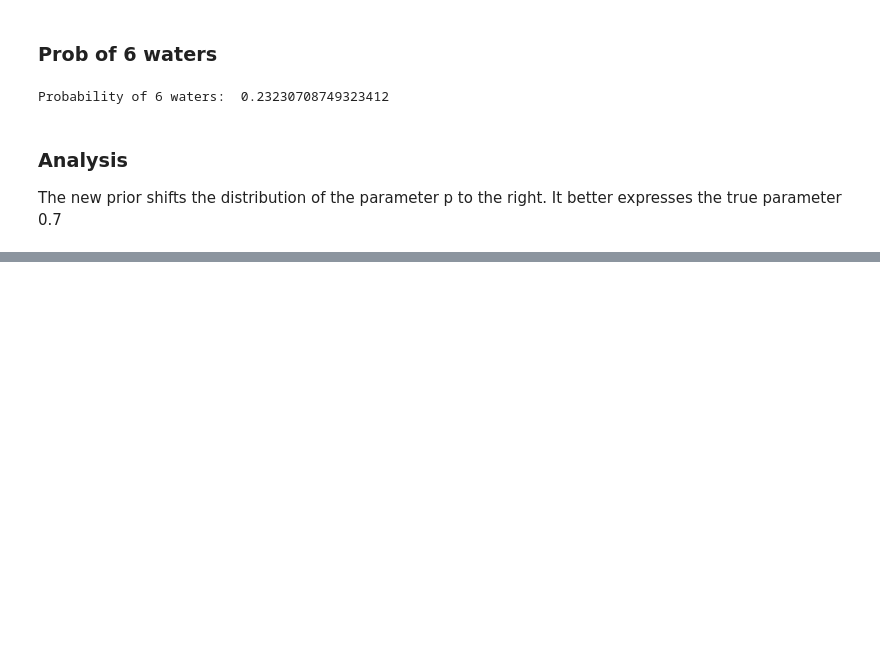
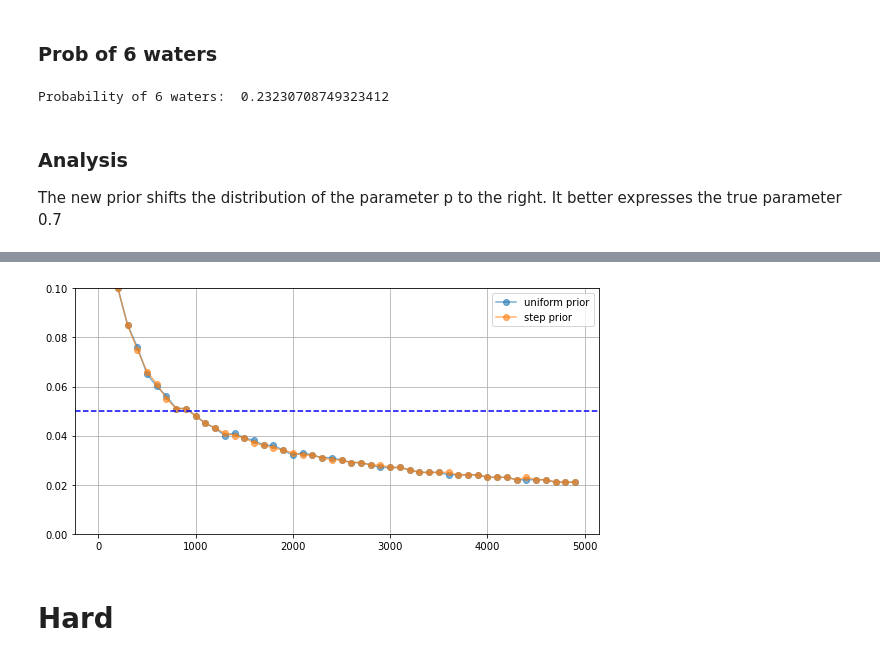
Before and after one commit to nicolagp/bayes, a Jupyter notebook: statistical_rethinking/chapter3.ipynb, the cells around one changed output, grey strips where cells are left out. Drawn from its saved outputs; the diff is of its cells as text; code cells hidden in the pictures; blank space fills up the shorter version.

```diff
--- a/statistical_rethinking/chapter3.ipynb
+++ b/statistical_rethinking/chapter3.ipynb
@@ -130,7 +132,7 @@ def posterior(seq, points):
 
     return grid, posterior
 # %%
-grid, post = posterior(8*["W"] + 7*["L"], 1000)
+grid, post = posterior_(8*["W"] + 7*["L"], 1000)
 # %% [output]
 [figure]
 # %% [markdown]
@@ -141,6 +143,6 @@ d = pyro.distributions.Categorical(torch.tensor(post))
 # sample
 samples = [d.sample().item() for i in range(10000)]
 
-high, low = pyro.ops.stats.hpdi(torch.tensor(samples), 0.9)
+low, high = pyro.ops.stats.hpdi(torch.tensor(samples), 0.9)
 print(grid[high], grid[low])
 # %% [output]
@@ -194,0 +205,41 @@ The new prior shifts the distribution of the parameter p to the right. It better
+# %%
+widths = {}
+widths_ = {}
+for tosses in trange(0, 5000, 100):
+    # true distribution
+    true = torch.distributions.Binomial(tosses, 0.7)
+
+    # sample tosses
+    waters = int(true.sample().item())
+
+    # estimate posterior
+    grid, post = posterior(waters*["W"]+(tosses-waters)*["L"], 1000, plot=False)
+    grid, post_ = posterior_(waters*["W"]+(tosses-waters)*["L"], 1000, plot=False)
+
+    # 99% hdpi
+    d = pyro.distributions.Categorical(torch.tensor(post))
+    samples = [d.sample().item() for i in range(10000)]
+    low, high = pyro.ops.stats.hpdi(torch.tensor(samples), 0.9)
+
+    widths[tosses] = grid[high] - grid[low]
+
+    d = pyro.distributions.Categorical(torch.tensor(post_))
+    samples = [d.sample().item() for i in range(10000)]
+    low, high = pyro.ops.stats.hpdi(torch.tensor(samples), 0.9)
+
+    widths_[tosses] = grid[high] - grid[low]
+# %%
+fig, ax = plt.subplots(1, figsize=(8, 4))
+ax.plot(widths.keys(), widths.values(), label="uniform prior", marker="o", alpha=0.6)
+ax.plot(widths_.keys(), widths_.values(), label="step prior", marker="o", alpha=0.6)
+ax.legend()
+# ax.set_xlim(1000, 2000)
+ax.set_ylim(0, 0.1)
+ax.grid()
+ax.axhline(0.05, linestyle="--", color="b")
+plt.tight_layout()
+plt.show()
+# %% [output]
+[figure, added]
+# %% [markdown]
+# Hard
```
Also changed, not shown: parts of 7 cells of this notebook.
